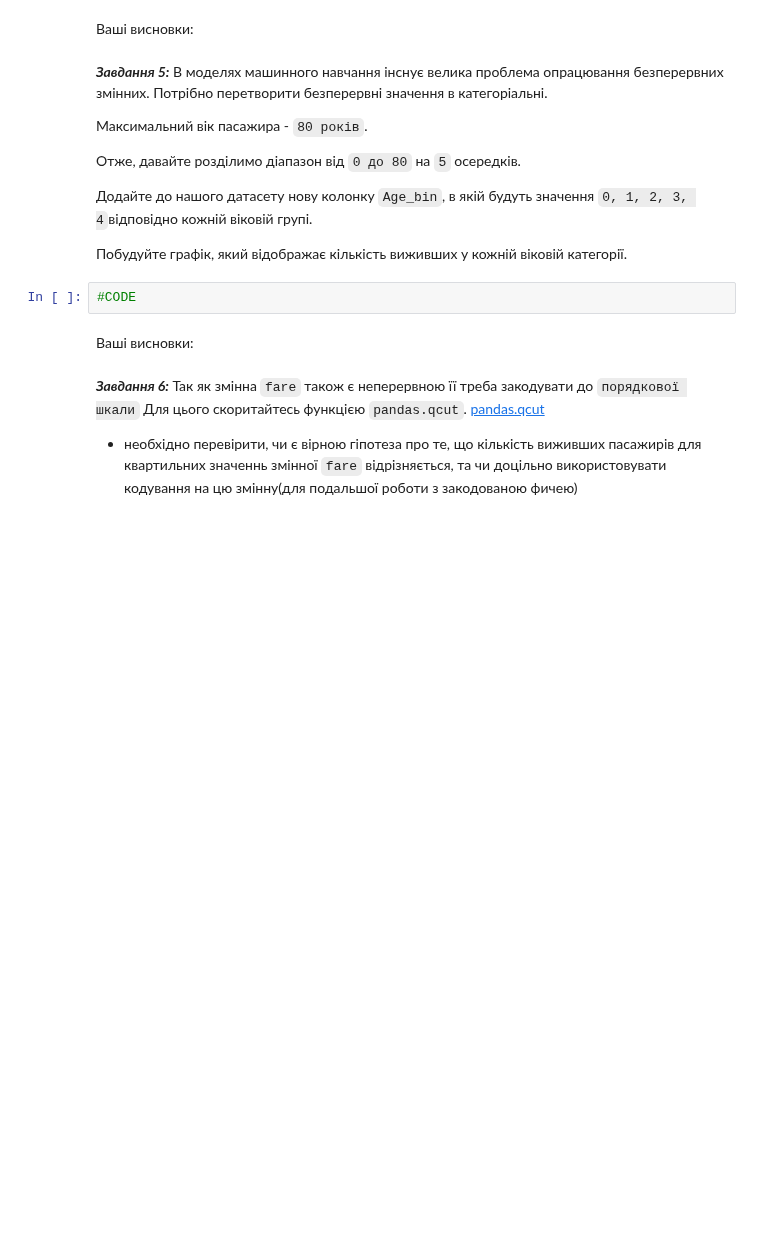
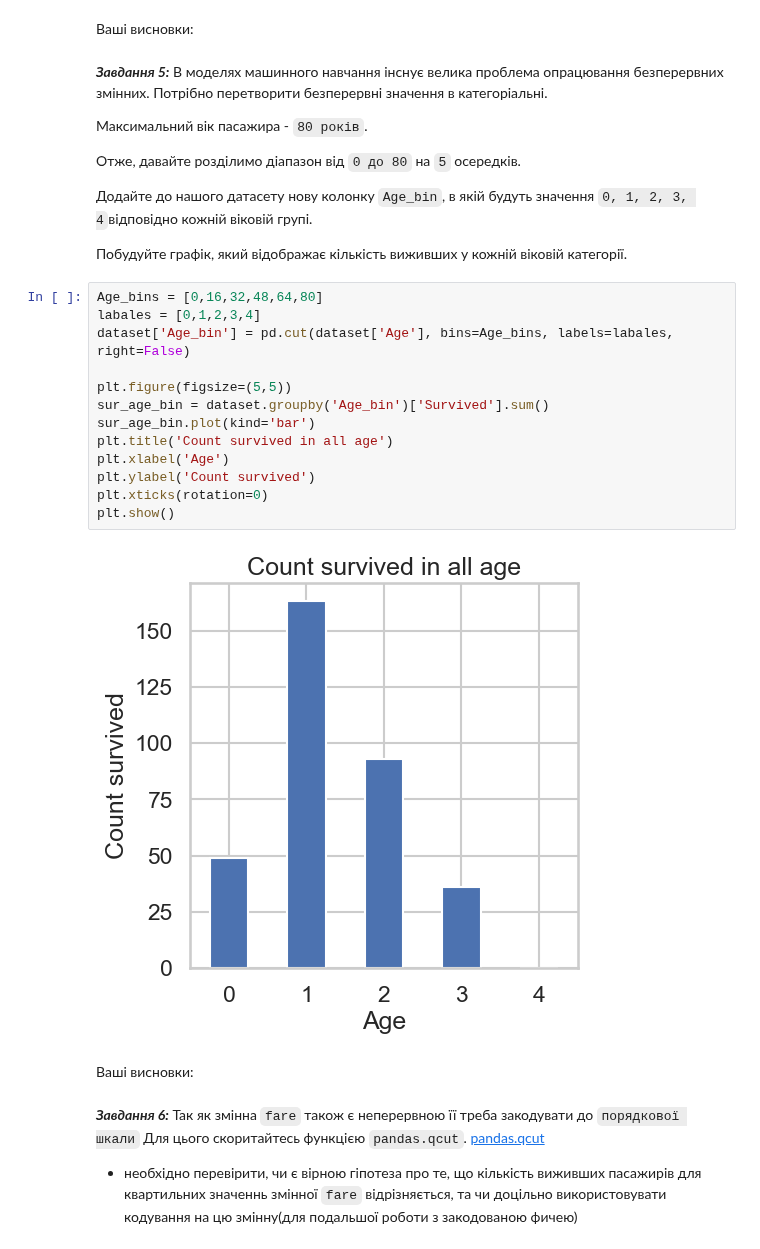
Before and after one commit to Prosik2205/OSHI, a Jupyter notebook: Task3_basic_ai_ad_prosimyak_oleksander.ipynb, the cells around one changed output. Saved outputs shown, nothing was run; the diff lists cells and outputs as text; blank space fills up the shorter version.

````diff
--- a/Task3_basic_ai_ad_prosimyak_oleksander.ipynb
+++ b/Task3_basic_ai_ad_prosimyak_oleksander.ipynb
@@ -124,8 +144,21 @@ def
 Додайте до нашого датасету нову колонку ```Age_bin```, в якій будуть значення ```0, 1, 2, 3, 4```відповідно кожній віковій групі.
 
 Побудуйте графік, який відображає кількість виживших у кожній віковій категорії.
-# %%
-#CODE
+# %%
+Age_bins = [0,16,32,48,64,80]
+labales = [0,1,2,3,4]
+dataset['Age_bin'] = pd.cut(dataset['Age'], bins=Age_bins, labels=labales, right=False)
+
+plt.figure(figsize=(5,5))
+sur_age_bin = dataset.groupby('Age_bin')['Survived'].sum()
+sur_age_bin.plot(kind='bar')
+plt.title('Count survived in all age')
+plt.xlabel('Age')
+plt.ylabel('Count survived')
+plt.xticks(rotation=0)
+plt.show()
+# %% [output]
+[figure, added]
 # %% [markdown]
 Ваші висновки:
 # %% [markdown]
````
Also changed, not shown: parts of 9 cells of this notebook, 1 other file.
